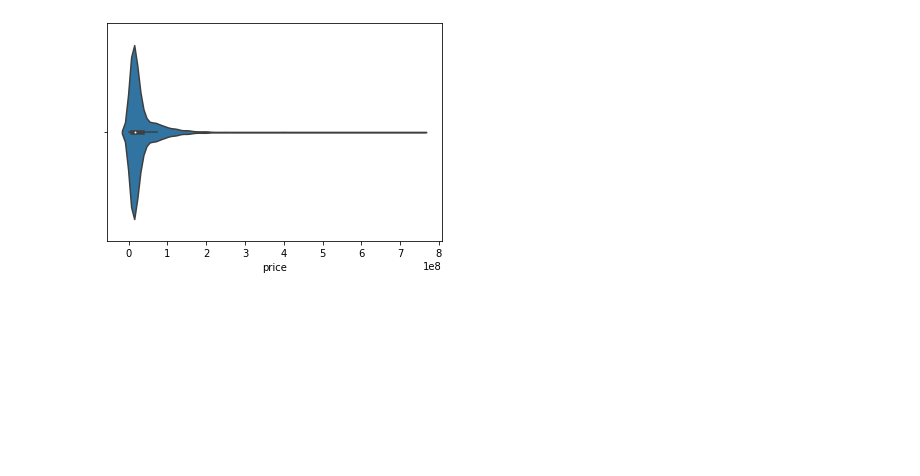
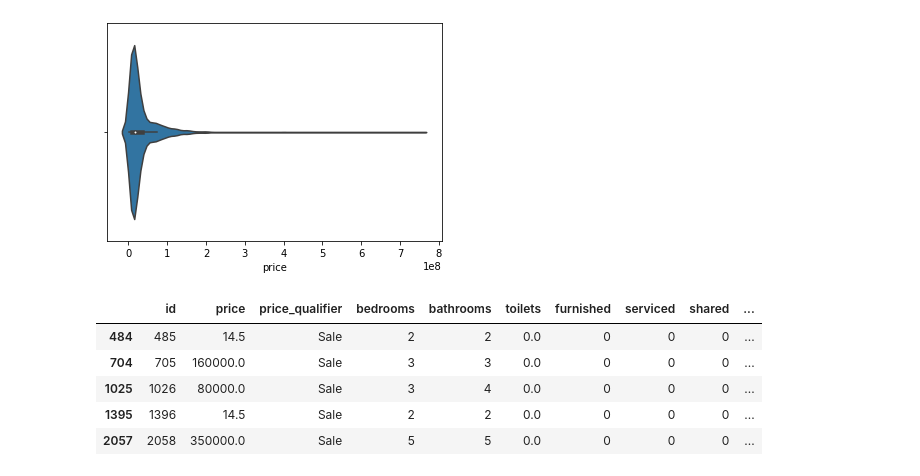
Before and after one commit to Ian-Ibrahim/project_ICS, a Jupyter notebook: Anna/data_cleaning.ipynb, the cells around one changed output. Cells and saved outputs as stored; diff of their text form; code cells hidden in the pictures; blank space fills up the shorter version.

```diff
--- a/Anna/data_cleaning.ipynb
+++ b/Anna/data_cleaning.ipynb
@@ -444,3 +457,12 @@ sns.violinplot(x= 'price', data=df_sale)
 # %% [output]
 <matplotlib.axes._subplots.AxesSubplot at 0x...>
 [figure]
+# %%
+df_sale.loc[(df_sale['price']<500000)].head()
+# %% [output]
+|  | id | price | price_qualifier | bedrooms | bathrooms | toilets | furnished | serviced | shared | ... |
+| 484 | 485 | 14.5 | Sale | 2 | 2 | 0.0 | 0 | 0 | 0 | ... |
+| 704 | 705 | 160000.0 | Sale | 3 | 3 | 0.0 | 0 | 0 | 0 | ... |
+| 1025 | 1026 | 80000.0 | Sale | 3 | 4 | 0.0 | 0 | 0 | 0 | ... |
+| 1395 | 1396 | 14.5 | Sale | 2 | 2 | 0.0 | 0 | 0 | 0 | ... |
+| 2057 | 2058 | 350000.0 | Sale | 5 | 5 | 0.0 | 0 | 0 | 0 | ... |
```
Also changed, not shown: parts of 20 cells of this notebook.
